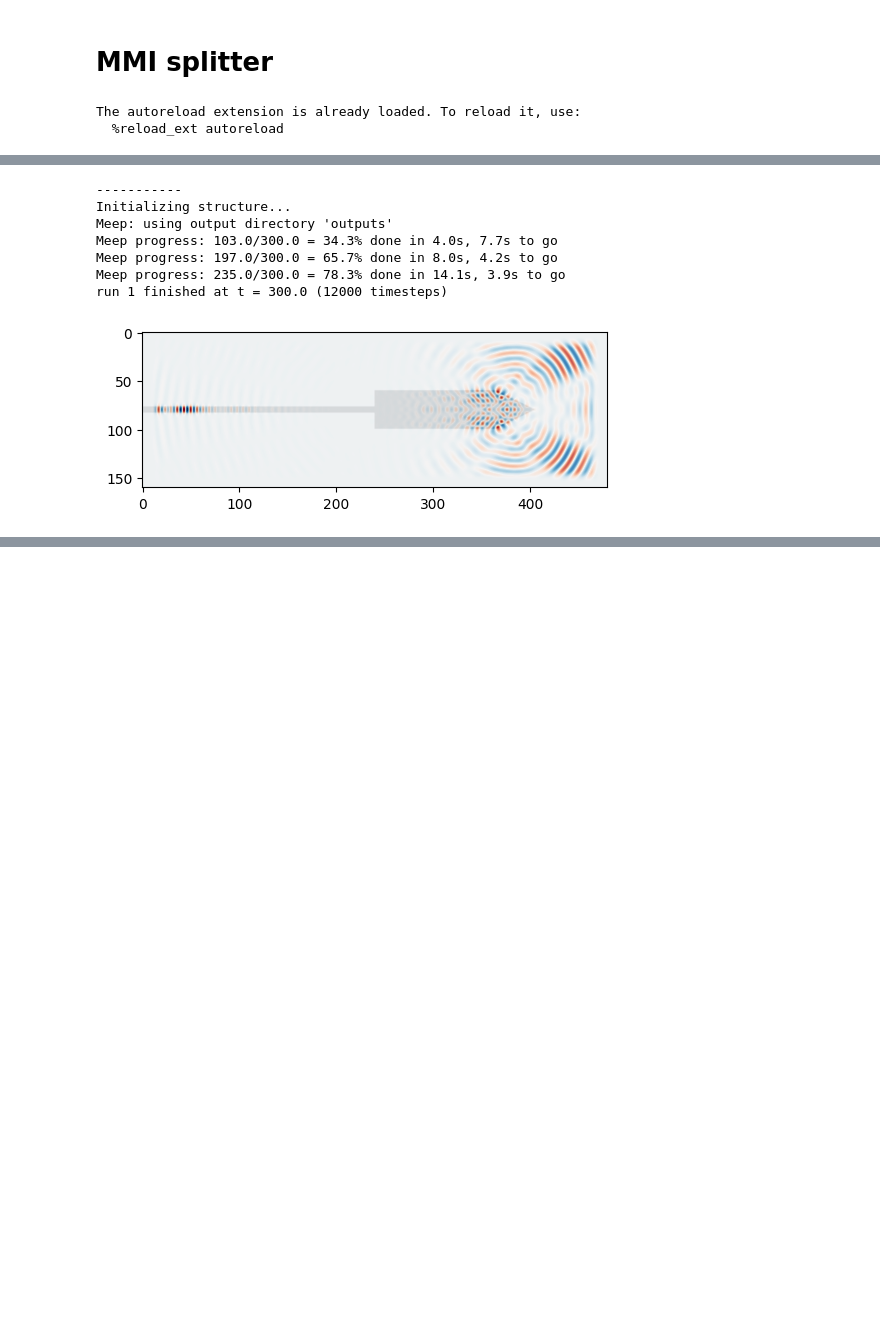
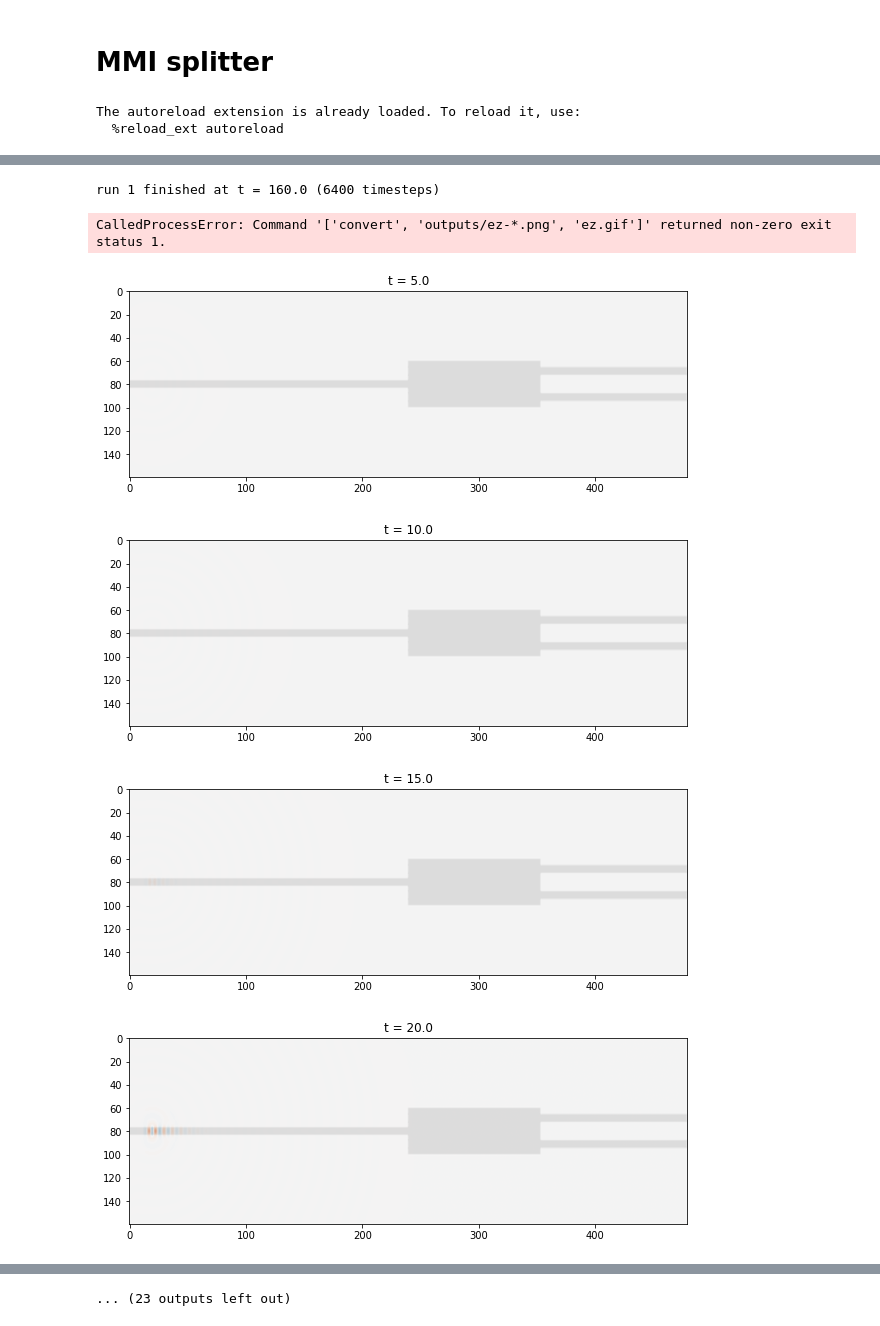
Before and after one commit to atait/jupyter-meep, a Jupyter notebook: notebooks/Cavities/MMI_1x2.ipynb, the cells around one changed output, grey strips where cells are left out. Saved outputs shown, nothing was run; the diff lists cells and outputs as text; code cells hidden in the pictures; blank space fills up the shorter version.

```diff
--- a/notebooks/Cavities/MMI_1x2.ipynb
+++ b/notebooks/Cavities/MMI_1x2.ipynb
@@ -19,8 +24,9 @@ sm_width = .35  # um
 wavelength = 1.22  # um
 frequency = 1 / 1.22
 MMI_width = 2
-MMI_length = 6.3
+MMI_length = 5.7 #6.3
 out_pitch = MMI_width / 1.78
+reflector = False
 
 cell = mp.Vector3(24, 8, 0)
 
@@ -34,9 +40,8 @@ geometry = [background,
             mp.Block(mp.Vector3(MMI_length, MMI_width, 1e20),
                      center=mp.Vector3(MMI_length / 2, 0),
                      material=mp.Medium(epsilon=12)),
+           ]
 
-           ]
-reflector = True
 if reflector:
     geometry.append(mp.Prism([mp.Vector3(MMI_length, MMI_width / 2),
                               mp.Vector3(MMI_length, -MMI_width / 2),
@@ -57,7 +62,7 @@ else:
 #                      component=mp.Ez,
 #                      center=mp.Vector3(-cell.x / 2 + 1, 0),
 #                      size=mp.Vector3(0, sm_width))]
-df = frequency / 2
+df = frequency / 5
 sources = [mp.Source(mp.GaussianSource(frequency, fwidth=df),
                      component=mp.Ez,
                      center=mp.Vector3(-cell.x / 2 + 1, 0),
@@ -73,13 +78,10 @@ sim = mp.Simulation(cell_size=cell,
                     geometry=geometry,
                     sources=sources,
                     resolution=resolution,
-                    symmetries=[mp.Mirror(mp.Y)])
-def verify_geometry():
-    sim.run(until=1)
-    eps_data = sim.get_array(center=mp.Vector3(), size=cell, component=mp.Dielectric)
-    plt.figure(dpi=100)
-    plt.imshow(eps_data.transpose(), interpolation='spline36', cmap='binary')
-verify_geometry()
+                    symmetries=[mp.Mirror(mp.Y)],
+                    progress_interval=20)
+
+eps_data = show_geometry(sim)
 # %% [output]
 -----------
 Initializing structure...
@@ -88,29 +90,38 @@ run 0 finished at t = 1.0 (40 timesteps)
 # %%
+def display_slice(sim):
+    plt.figure(figsize=(10, 5))
+    ez_data = sim.get_array(center=mp.Vector3(), size=cell, component=mp.Ez)
+    plt.imshow(eps_data.transpose(), interpolation='spline36', cmap='binary')
+    plt.imshow(ez_data.transpose(), interpolation='spline36', cmap='RdBu', alpha=0.9,
+               vmin=-.1, vmax=.1)
+    plt.title(f't = {sim.meep_time()}')
+    display.display(plt.gcf())
+    display.clear_output(wait=True)
+
 def plot_sim(until=200):
     sim.reset_meep()
     shutil.rmtree('outputs', ignore_errors=True)
     sim.use_output_directory('outputs')
     sim.run(
 #             mp.at_beginning(mp.output_epsilon),
-            mp.at_every(1, mp.output_png(mp.Ez, "-Zc dkbluered")),
+#             mp.at_every(1, mp.output_png(mp.Ez, "-Zc dkbluered")),
+            mp.at_every(5, display_slice),
 #             mp.to_appended("ez", mp.at_every(0.6, mp.output_efield_z)),
             until=until)
     eps_data = sim.get_array(center=mp.Vector3(), size=cell, component=mp.Dielectric)
     ez_data = sim.get_array(center=mp.Vector3(), size=cell, component=mp.Ez)
     plt.figure(dpi=100)
     plt.imshow(eps_data.transpose(), interpolation='spline36', cmap='binary')
     plt.imshow(ez_data.transpose(), interpolation='spline36', cmap='RdBu', alpha=0.9)
 #     plt.axis('off')
     # now make the gif
     subprocess.check_call(['convert', 'outputs/ez-*.png', 'ez.gif'])
     subprocess.check_call(['open', '-a', 'Safari', 'ez.gif'])
-plot_sim(300)
+plot_sim(160)
 # %% [output]
------------
-Initializing structure...
-Meep: using output directory 'outputs'
-Meep progress: 103.0/300.0 = 34.3% done in 4.0s, 7.7s to go
-Meep progress: 197.0/300.0 = 65.7% done in 8.0s, 4.2s to go
-Meep progress: 235.0/300.0 = 78.3% done in 14.1s, 3.9s to go
-run 1 finished at t = 300.0 (12000 timesteps)
+run 1 finished at t = 160.0 (6400 timesteps)
+CalledProcessError: Command '['convert', 'outputs/ez-*.png', 'ez.gif']' returned non-zero exit status 1.
-[figure, old version]
+[figure, new version]
+[figure, added]
+[figure, added]
+[figure, added]
@@ -116,0 +134 @@ run 1 finished at t = 300.0 (12000 timesteps)
+... (23 outputs left out)
```
Also changed, not shown: parts of 5 cells of this notebook, 2 other files.
